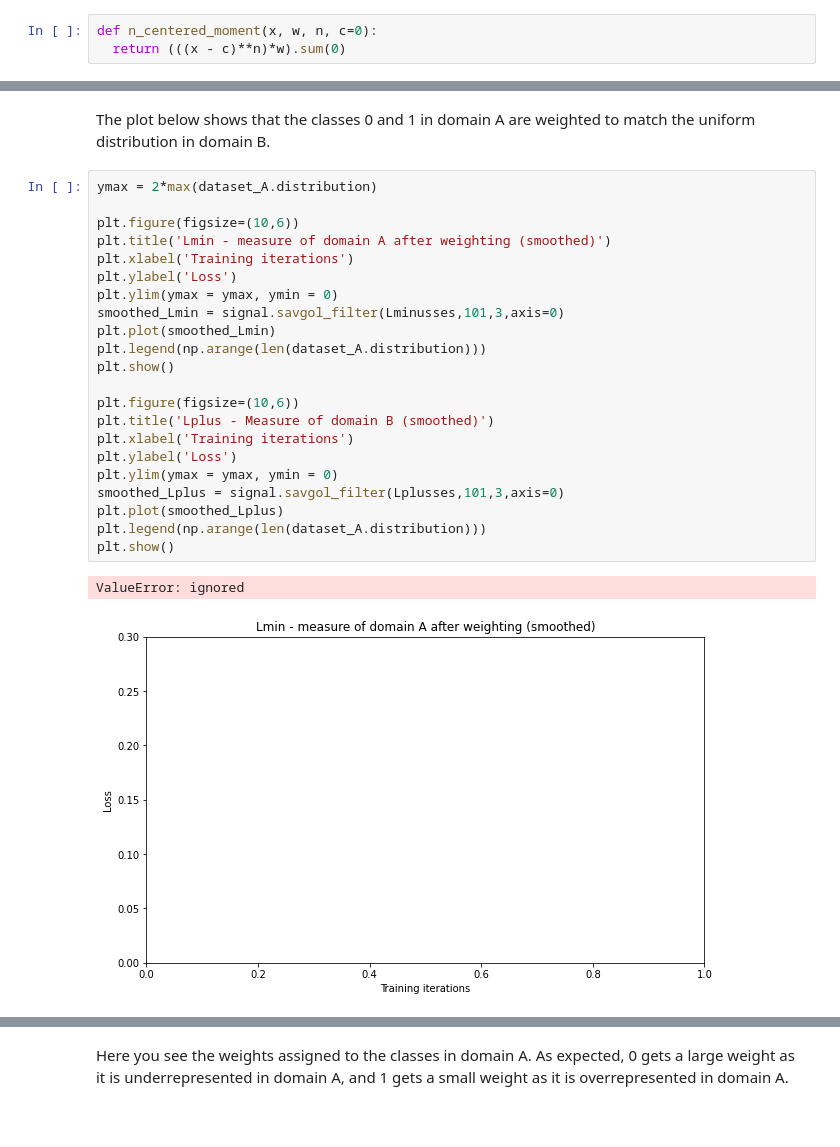
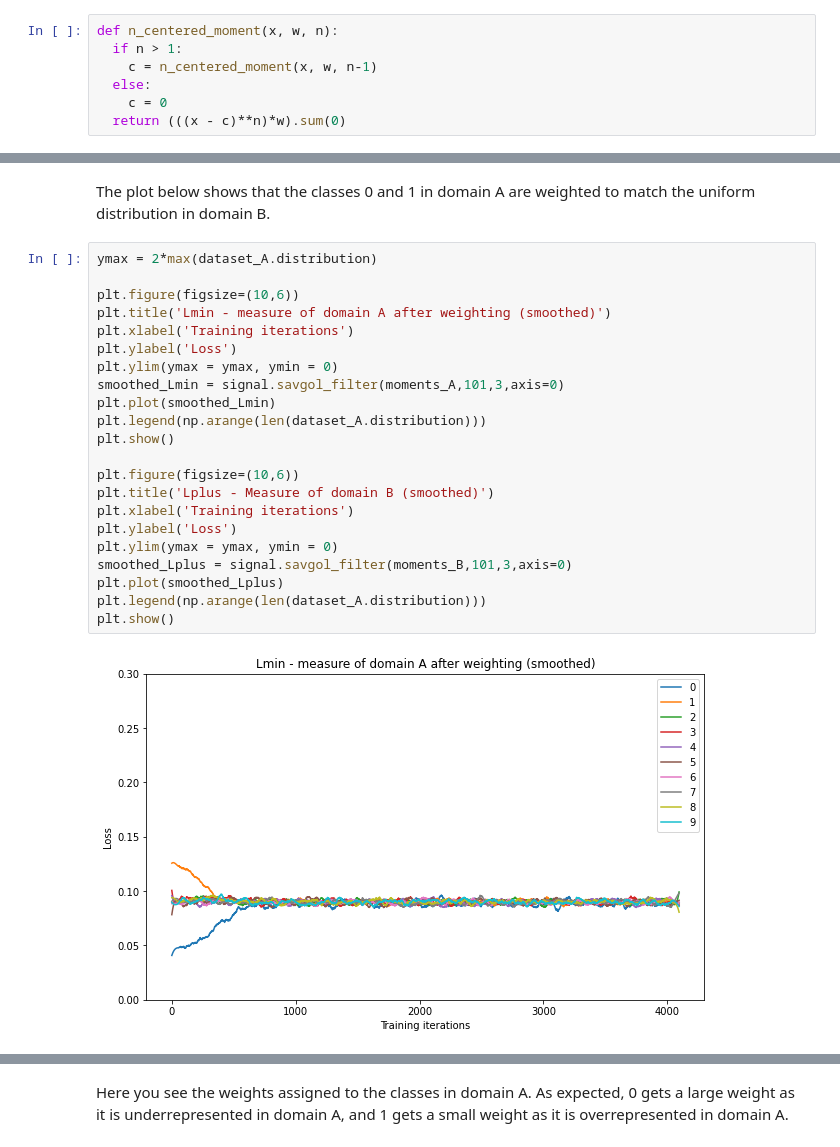
Before and after one commit to MichelleAppel/distribution-aware-image-to-image-translation, a Jupyter notebook: toy_examples/n_centered_moment.ipynb, the cells around one changed output, grey strips where cells are left out. Saved outputs shown, nothing was run; the diff lists cells and outputs as text; blank space fills up the shorter version.

```diff
--- a/toy_examples/n_centered_moment.ipynb
+++ b/toy_examples/n_centered_moment.ipynb
@@ -104,7 +104,11 @@ class WeightNet(nn.Module):
         out = self.fc2(h1)
         return self.softmax(out)
 # %%
-def n_centered_moment(x, w, n, c=0):
+def n_centered_moment(x, w, n):
+  if n > 1:
+    c = n_centered_moment(x, w, n-1)
+  else:
+    c = 0
   return (((x - c)**n)*w).sum(0)
 # %%
 # Initialize the networks
@@ -213,25 +206,24 @@ The plot below shows that the classes 0 and 1 in domain A are weighted to match
 # %%
 ymax = 2*max(dataset_A.distribution)
 
 plt.figure(figsize=(10,6))
 plt.title('Lmin - measure of domain A after weighting (smoothed)')
 plt.xlabel('Training iterations')
 plt.ylabel('Loss')
 plt.ylim(ymax = ymax, ymin = 0)
-smoothed_Lmin = signal.savgol_filter(Lminusses,101,3,axis=0)
+smoothed_Lmin = signal.savgol_filter(moments_A,101,3,axis=0)
 plt.plot(smoothed_Lmin)
 plt.legend(np.arange(len(dataset_A.distribution)))
 plt.show()
 
 plt.figure(figsize=(10,6))
 plt.title('Lplus - Measure of domain B (smoothed)')
 plt.xlabel('Training iterations')
 plt.ylabel('Loss')
 plt.ylim(ymax = ymax, ymin = 0)
-smoothed_Lplus = signal.savgol_filter(Lplusses,101,3,axis=0)
+smoothed_Lplus = signal.savgol_filter(moments_B,101,3,axis=0)
 plt.plot(smoothed_Lplus)
 plt.legend(np.arange(len(dataset_A.distribution)))
 plt.show()
 # %% [output]
-ValueError: ignored
-[figure, old version]
+[figure, new version]
```
Also changed, not shown: parts of 7 cells of this notebook.
